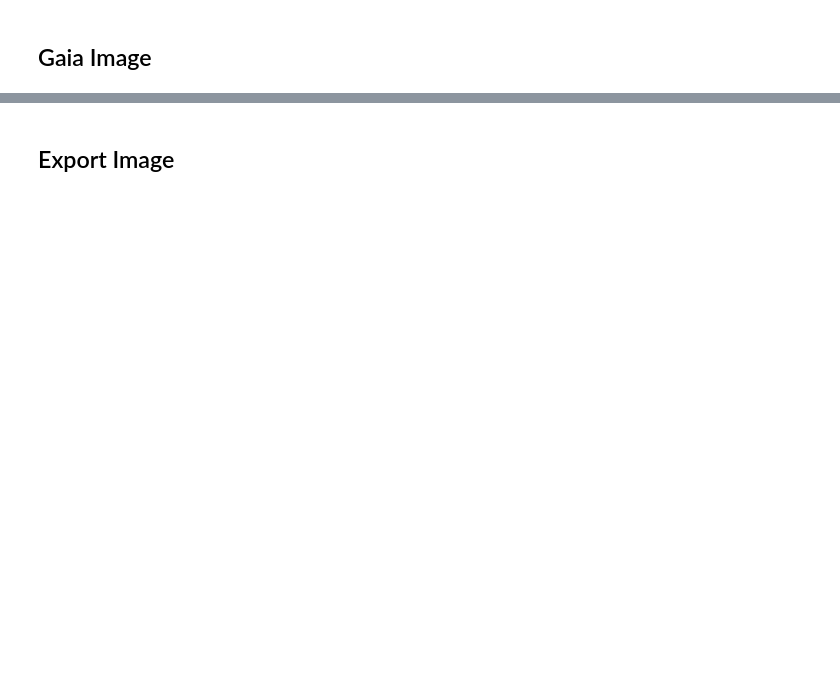
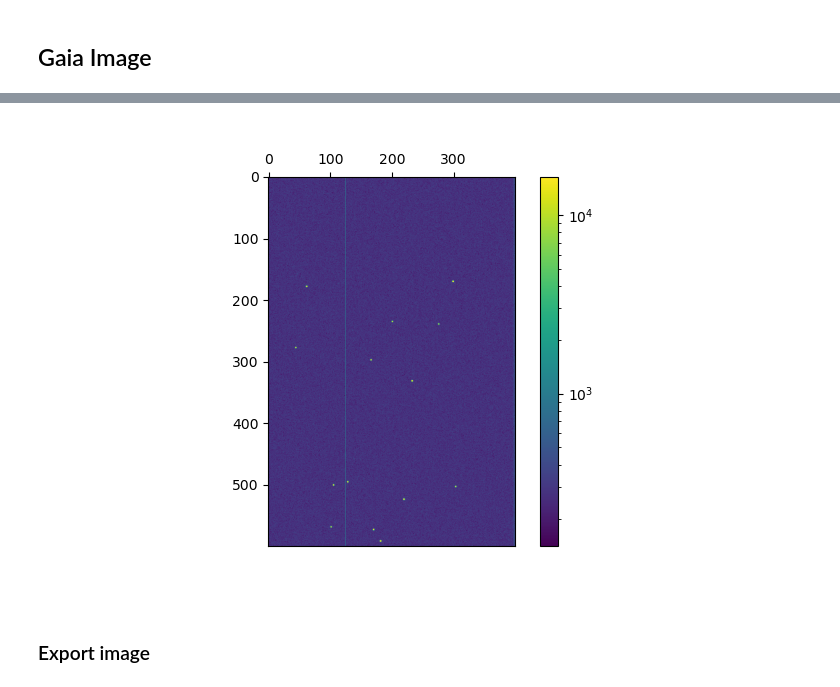
Before and after one commit to TigerHou2/StarSim, a Jupyter notebook: examples/gaia.ipynb, the cells around one changed output, grey strips where cells are left out. Cells and saved outputs as stored; diff of their text form; code cells hidden in the pictures; blank space fills up the shorter version.

```diff
--- a/examples/gaia.ipynb
+++ b/examples/gaia.ipynb
@@ -51,0 +54,10 @@ from astropy.table import Table
+# %%
+aperture = 50 * units.mm
+focal_length = 30 * units.mm
+wavelength = 550 * units.nm  # note: nanometers!
+
+# the `psf` returned by <name>PSFModel is a function.
+# psf = airyPSFModel(wavelength=wavelength, aperture=aperture, focal_length=aperture)
+# psf = defocusPSFModel(wavelength=wavelength, aperture=aperture, focal_length=focal_length, defocus=1.0*wavelength)
+# psf = pillboxPSFModel(radius=6*units.micron)
+psf = gaussianPSFModel(sigma=10*units.micron)
@@ -127,4 +227,4 @@ plt.show()
 # %%
-catalog_orig = Table.read(GAIA_PATH, format='ascii.ecsv')
-catalog_orig = catalog_orig[catalog_orig['phot_g_mean_mag'] < 7]
-print(f"Working with {len(catalog_orig)} stars.")
+catalog = Table.read(GAIA_PATH, format='ascii.ecsv')
+catalog = catalog[catalog['phot_g_mean_mag'] < 7]
+print(f"Working with {len(catalog)} stars.")
@@ -131,7 +233,7 @@ print(f"Working with {len(catalog_orig)} stars.")
 # %%
 camera.sensor.clear()
 camera.orient(ra=40, dec=20, roll=45)
-image = camera.snap(sky_mag=21.5, exposure_time=0.1, temperature=20,
-                    ra=catalog_orig['ra'].to(units.radian),
-                    dec=catalog_orig['dec'].to(units.radian),
-                    magnitudes=catalog_orig['phot_g_mean_mag'].value)
+image = camera.snap(sky_mag=21.5, exposure_time=1.0, temperature=20,
+                    ra=catalog['ra'].to(units.radian),
+                    dec=catalog['dec'].to(units.radian),
+                    magnitudes=catalog['phot_g_mean_mag'].value)
@@ -138,10 +242,12 @@ image = camera.snap(sky_mag=21.5, exposure_time=0.1, temperature=20,
 # %%
 fig, ax = plt.subplots()
-log_image = np.log10(image)
-ax.imshow(log_image, vmin=0)
+im = ax.imshow(image, norm=LogNorm())
 ax.tick_params(top=True, labeltop=True, bottom=False, labelbottom=False)
+plt.colorbar(im)
 plt.show()
+# %% [output]
+[figure, added]
 # %% [markdown]
-## Export Image
+### Export image
 # %%
 from PIL import Image
```
Also changed, not shown: parts of 32 cells of this notebook, 7 other files.
